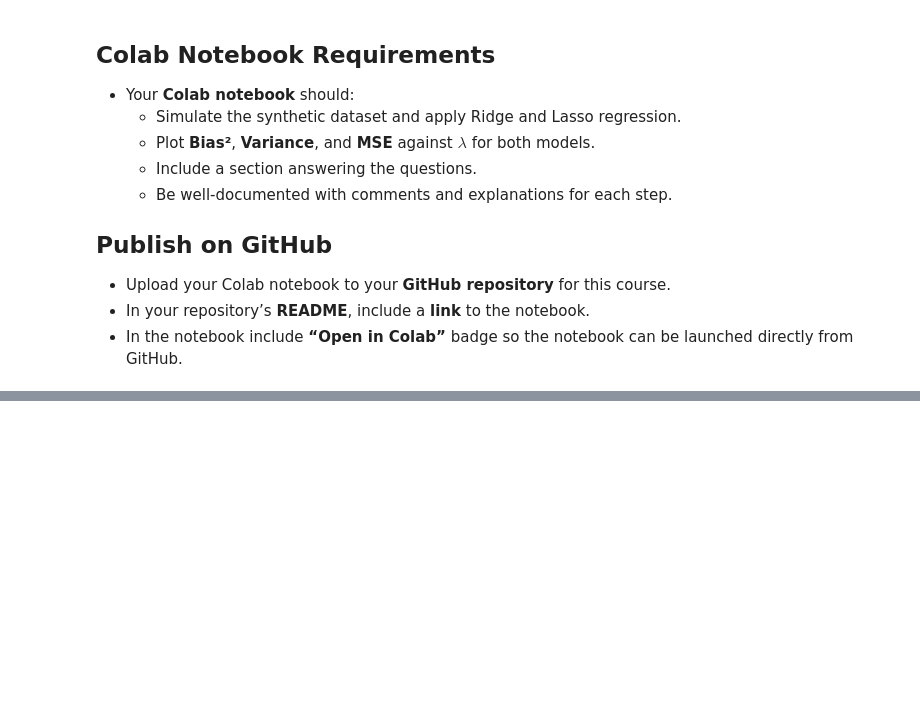
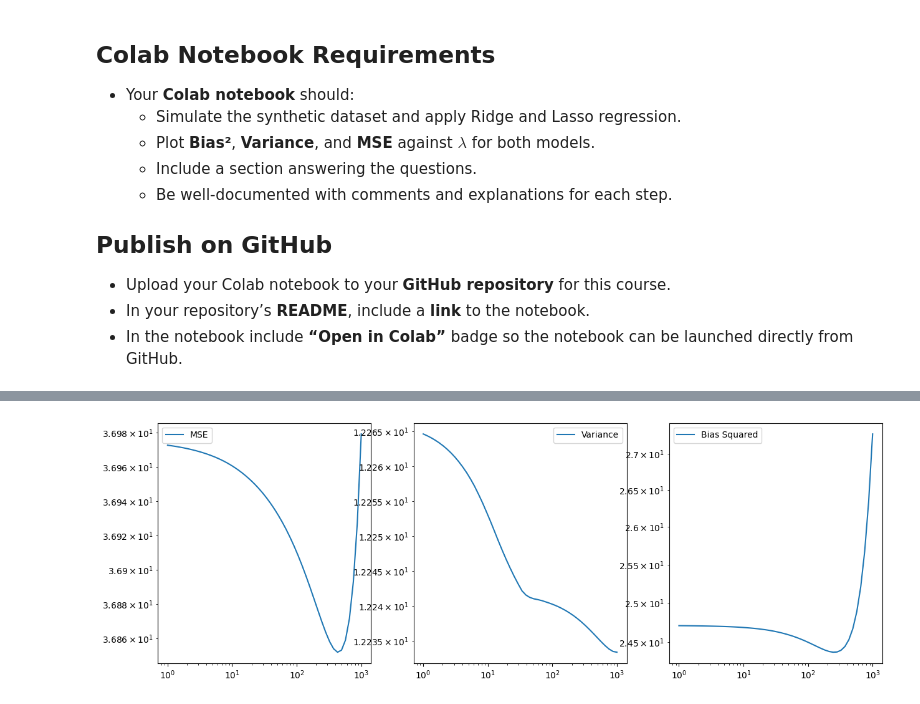
Before and after one commit to TrzeciakPiotr2300/Uczenie_Maszynowe_2025, a Jupyter notebook: Lab04_penalized-regression.ipynb, the cells around one changed output, grey strips where cells are left out. Drawn from its saved outputs; the diff is of its cells as text; code cells hidden in the pictures; blank space fills up the shorter version.

```diff
--- a/Lab04_penalized-regression.ipynb
+++ b/Lab04_penalized-regression.ipynb
@@ -143,0 +149,16 @@ plt.show()
+# %%
+fig, ax = plt.subplots(1, 3, figsize=(15, 5))
+
+# Plot MSE, Variance, and Bias Squared with respective labels
+ax[0].loglog(lambdas, mse_lasso, label='MSE')
+ax[1].loglog(lambdas, variance_lasso, label='Variance')
+ax[2].loglog(lambdas, bias_squared_lasso, label='Bias Squared')
+
+# Add legends to each subplot
+ax[0].legend()
+ax[1].legend()
+ax[2].legend()
+
+plt.show()
+# %% [output]
+[figure, added]
```
Also changed, not shown: parts of 6 cells of this notebook.
